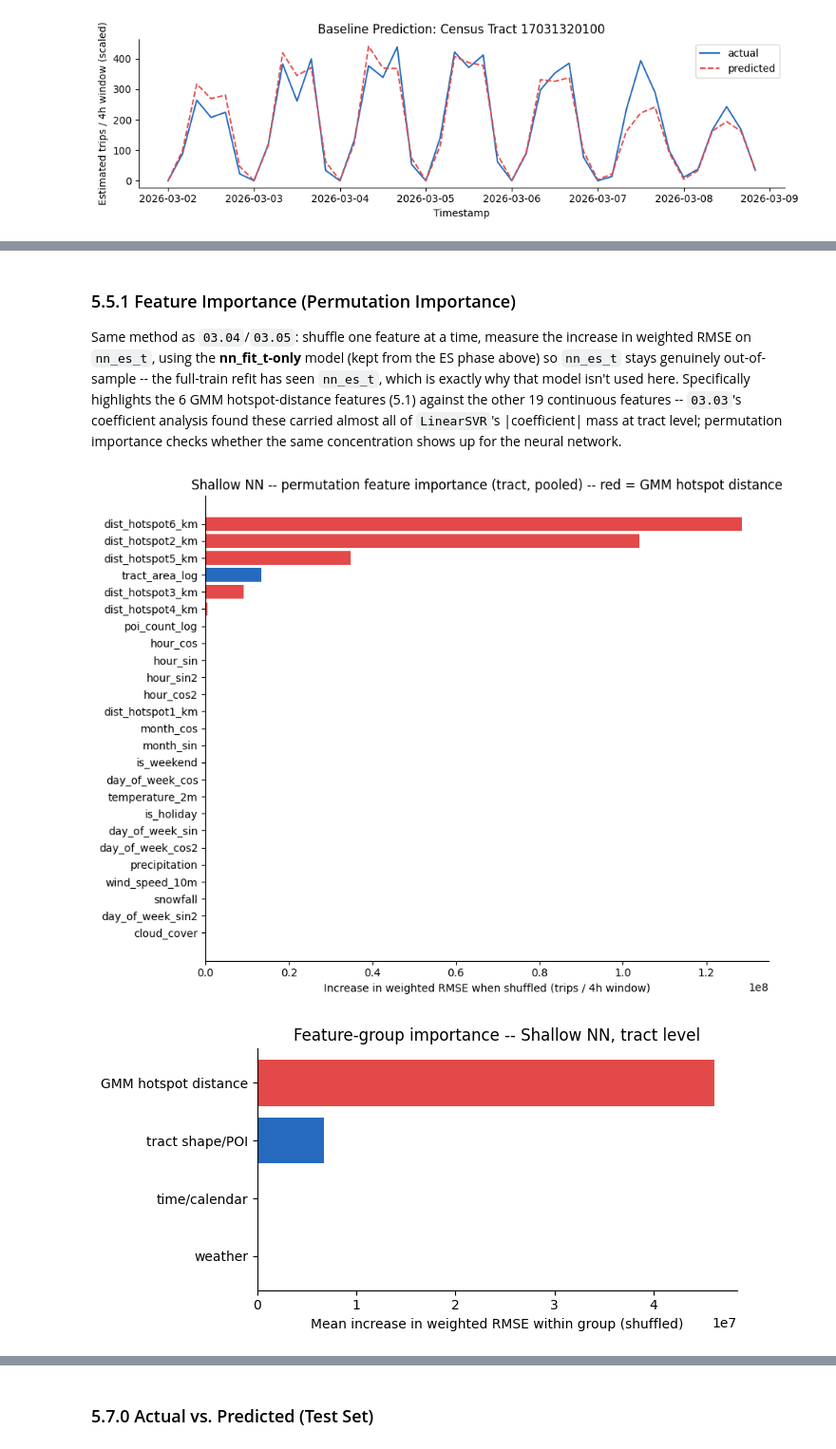
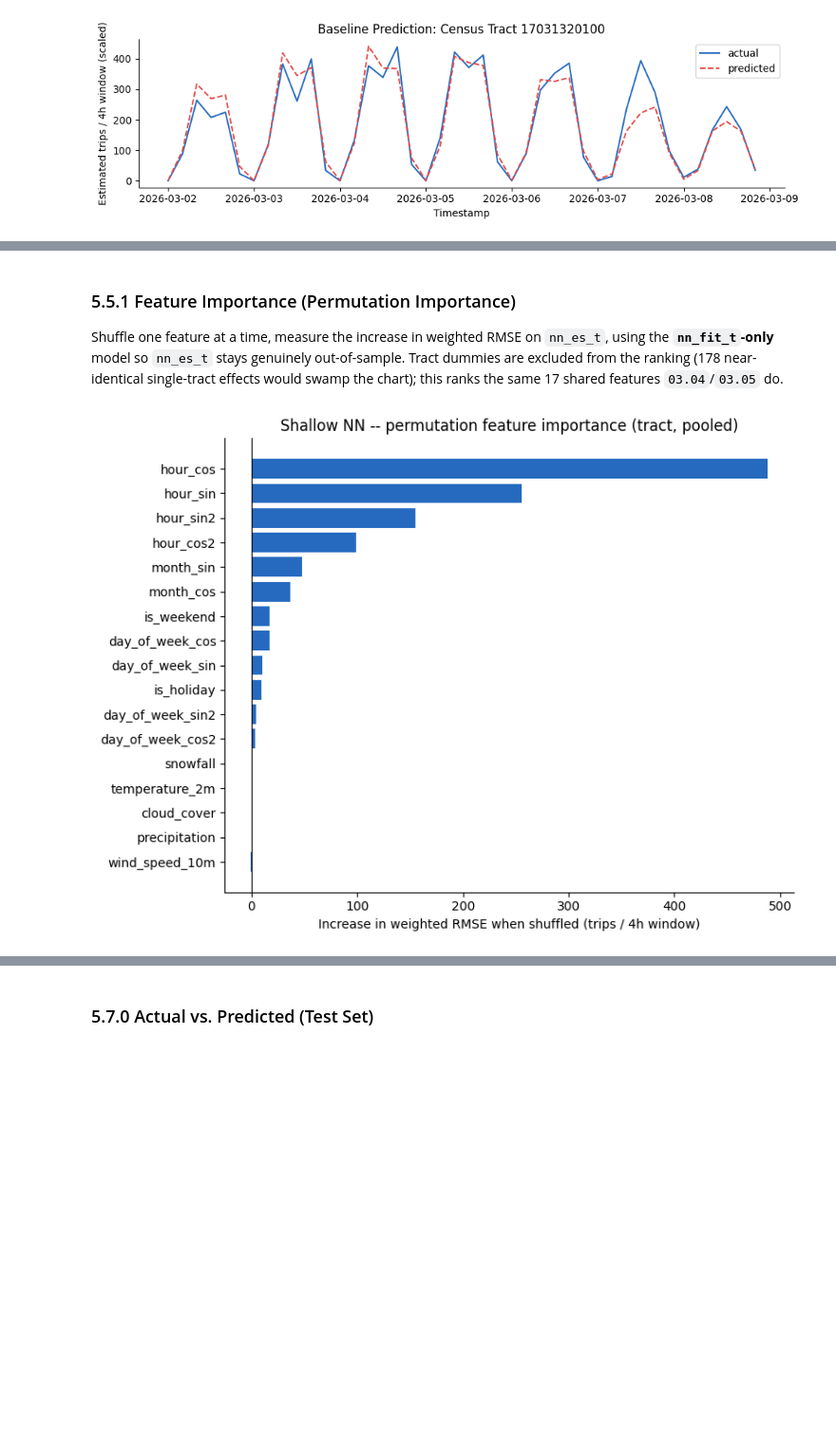
Before and after one commit to nbringew/AAA_Team_1, a Jupyter notebook: notebooks/03_predictive_analytics/03.06_prediction_nn_tract.ipynb, the cells around one changed output, grey strips where cells are left out. Shown at 95% size. Drawn from its saved outputs; the diff is of its cells as text; code cells hidden in the pictures; blank space fills up the shorter version.

Commit message:
NN census tract resolution notebook

```diff
--- a/notebooks/03_predictive_analytics/03.06_prediction_nn_tract.ipynb
+++ b/notebooks/03_predictive_analytics/03.06_prediction_nn_tract.ipynb
@@ -286,7 +270,7 @@ def weighted_skill_vs_baseline(results_df, baseline_df=None, median_demand=None,
 
 def weighted_rmse(y_true, y_pred, weights):
     """Pooled RMSE with each row weighted by its unit's train-period mean demand -- the number
-    comparable against 03.03's SVM entry and against 03.04/03.05."""
+    comparable against 03.04/03.05."""
     return float(np.sqrt(np.average((np.asarray(y_true) - np.asarray(y_pred)) ** 2, weights=weights)))
 
 
@@ -577,6 +532,6 @@ feature set to `03.03`, over the same 179 in-scope tracts.
 # %%
-FEATURE_COLS_TRACT = FEATURE_COLS + ["poi_count_log", "tract_area_log"] + DIST_HOTSPOT_COLS
-ALL_COLS_TRACT = FEATURE_COLS_TRACT + DUMMY_COLS
+FEATURE_COLS_TRACT = FEATURE_COLS
+ALL_COLS_TRACT = FEATURE_COLS_TRACT + TRACT_DUMMY_COLS
 
 train_tract = panel_t[panel_t["timestamp"] < TRAIN_END].reset_index(drop=True)
 test_tract  = panel_t[panel_t["timestamp"] >= TRAIN_END].reset_index(drop=True)
@@ -680,8 +632,8 @@ data than `03.03`'s SVM. The nn_fit_t-only model is kept separately for permutat
 # %%
 # Day-blocked early-stopping split (see Validation Strategy). At any given timestamp, tracts
-# share the same weather/time features and differ only by their (static) covariates and area
-# dummy, so a row-random split can still place near-identical rows on both sides. Splitting
-# whole DAYS keeps every window on one side.
+# share the same weather/time features and differ only by their (static) tract dummy, so a
+# row-random split can still place near-identical rows on both sides. Splitting whole DAYS
+# keeps every window on one side.
 train_days_t = np.sort(train_tract["timestamp"].dt.normalize().unique())
 rng_split_t = np.random.default_rng(SEED)
 n_es_days_t = int(round(0.2 * len(train_days_t)))
@@ -820,7 +772,7 @@ def fit_with_early_stopping(model_ctor, X_fit_t, y_fit_t, X_es_t, y_es_t, lr, we
 def fit_fixed_epochs(model_ctor, X_t, y_t, lr, weight_decay, batch_size, n_epochs, label=""):
     """Train from scratch for a fixed number of epochs with no held-out slice -- refits the
     final model on ALL of train_tract for the epoch count early stopping selected, so the NN
-    entry isn't handicapped by the 80% fit split (03.03's SVM fits on full train)."""
+    entry isn't handicapped by the 80% fit split."""
     torch.manual_seed(SEED)
     model = model_ctor().to(device)
     criterion = nn.MSELoss()
@@ -839,7 +791,7 @@ t0 = time.time()
 # --- ES phase: scaler on nn_fit_t, find best_epoch on the day-blocked nn_es_t slice ---
 prep_shallow_t_es = ColumnTransformer([
     ("scale", StandardScaler(), FEATURE_COLS_TRACT),
-    ("area_dummies", "passthrough", DUMMY_COLS),
+    ("tract_dummies", "passthrough", TRACT_DUMMY_COLS),
 ])
 X_fit_ts, y_fit_ts = make_xy(nn_fit_t, ALL_COLS_TRACT, prep_shallow_t_es, fit=True)
 X_es_ts,  y_es_ts  = make_xy(nn_es_t,  ALL_COLS_TRACT, prep_shallow_t_es, fit=False)
@@ -856,7 +808,7 @@ shallow_wrapper_t_es = TorchRegressor(shallow_model_t_es, prep_shallow_t_es)
 # --- Final model: refit from scratch on ALL of train_tract for best_epoch epochs, fresh scaler ---
 prep_shallow_t = ColumnTransformer([
     ("scale", StandardScaler(), FEATURE_COLS_TRACT),
-    ("area_dummies", "passthrough", DUMMY_COLS),
+    ("tract_dummies", "passthrough", TRACT_DUMMY_COLS),
 ])
 X_train_ts, y_train_ts = make_xy(train_tract, ALL_COLS_TRACT, prep_shallow_t, fit=True)
 shallow_model_t = fit_fixed_epochs(shallow_ctor_t, X_train_ts, y_train_ts, lr=1e-3, weight_decay=0.0,
@@ -887,79 +839,47 @@ Shallow NN, tract level (396s)
 # %% [markdown]
 ### 5.5.1 Feature Importance (Permutation Importance)
 
-Same method as `03.04`/`03.05`: shuffle one feature at a time, measure the increase in weighted
-RMSE on `nn_es_t`, using the **nn_fit_t-only** model (kept from the ES phase above) so `nn_es_t`
-stays genuinely out-of-sample -- the full-train refit has seen `nn_es_t`, which is exactly why
-that model isn't used here. Specifically highlights the 6 GMM hotspot-distance features (5.1)
-against the other 19 continuous features -- `03.03`'s coefficient analysis found these carried
-almost all of `LinearSVR`'s |coefficient| mass at tract level; permutation importance checks
-whether the same concentration shows up for the neural network.
+Shuffle one feature at a time, measure the increase in weighted RMSE on `nn_es_t`, using the
+**`nn_fit_t`-only** model so `nn_es_t` stays genuinely out-of-sample. Tract dummies are excluded
+from the ranking (178 near-identical single-tract effects would swamp the chart); this ranks the
+same 17 shared features `03.04`/`03.05` do.
 # %%
-def permutation_importance_nn(model_wrapper, df, cols, dummy_cols, unit_weight, unit_col, n=25, n_repeats=3, seed=SEED):
+def permutation_importance_nn(model_wrapper, df, cols, dummy_cols, unit_weight, unit_col, n=17, n_repeats=3, seed=SEED):
     rng = np.random.default_rng(seed)
     base_pred = predict_counts(model_wrapper, df[cols])
     unit_w = df[unit_col].map(unit_weight).fillna(unit_weight.mean()).to_numpy()
     base_score = weighted_rmse(df["count"].to_numpy(dtype=float), base_pred, unit_w)
 
     rows = []
     for col in cols:
         if col in dummy_cols:
             continue
         deltas = []
         for _ in range(n_repeats):
             df_shuf = df.copy()
             df_shuf[col] = rng.permutation(df_shuf[col].to_numpy())
             pred = predict_counts(model_wrapper, df_shuf[cols])
             deltas.append(weighted_rmse(df_shuf["count"].to_numpy(dtype=float), pred, unit_w) - base_score)
-        rows.append({"feature": col, "importance": float(np.mean(deltas)),
-                      "is_hotspot": col in DIST_HOTSPOT_COLS})
+        rows.append({"feature": col, "importance": float(np.mean(deltas))})
 
     return pd.DataFrame(rows).sort_values("importance", ascending=False).head(n)
 
 
 # nn_fit_t-only model on nn_es_t -> out-of-sample importances.
 top_imp_tract = permutation_importance_nn(
-    shallow_wrapper_t_es, nn_es_t, ALL_COLS_TRACT, DUMMY_COLS, TRACT_UNIT_WEIGHT, "tract_id",
+    shallow_wrapper_t_es, nn_es_t, ALL_COLS_TRACT, TRACT_DUMMY_COLS, TRACT_UNIT_WEIGHT, "tract_id",
 )
 
-fig, ax = plt.subplots(figsize=(9, 7))
-bar_colors_imp = ["#e34948" if h else SEQUENTIAL_BLUE for h in top_imp_tract["is_hotspot"]]
-ax.barh(top_imp_tract["feature"][::-1], top_imp_tract["importance"][::-1], color=bar_colors_imp[::-1])
+fig, ax = plt.subplots(figsize=(8, 6))
+ax.barh(top_imp_tract["feature"][::-1], top_imp_tract["importance"][::-1], color=SEQUENTIAL_BLUE)
 ax.axvline(0, color="black", linewidth=0.8)
-ax.set_xlabel("Increase in weighted RMSE when shuffled (trips / 4h window)")
-ax.set_title("Shallow NN -- permutation feature importance (tract, pooled) -- red = GMM hotspot distance")
+ax.set_xlabel(f"Increase in weighted RMSE when shuffled (trips / {FREQ} window)")
+ax.set_title("Shallow NN -- permutation feature importance (tract, pooled)")
 ax.spines[["top", "right"]].set_visible(False)
 plt.tight_layout()
 plt.show()
-
-# Group-level summary, same four groups 03.03 uses for its coefficient-importance chart.
-FEATURE_GROUPS_TRACT = {
-    "weather": ["temperature_2m", "precipitation", "snowfall", "wind_speed_10m", "cloud_cover"],
-    "time/calendar": ["hour_sin", "hour_cos", "hour_sin2", "hour_cos2",
-                       "day_of_week_sin", "day_of_week_cos", "day_of_week_sin2", "day_of_week_cos2",
-                       "month_sin", "month_cos", "is_weekend", "is_holiday"],
-    "tract shape/POI": ["poi_count_log", "tract_area_log"],
-    "GMM hotspot distance": DIST_HOTSPOT_COLS,
-}
-full_imp_tract = permutation_importance_nn(
-    shallow_wrapper_t_es, nn_es_t, ALL_COLS_TRACT, DUMMY_COLS, TRACT_UNIT_WEIGHT, "tract_id", n=len(FEATURE_COLS_TRACT),
-).set_index("feature")
-group_importance_t = pd.Series({
-    group: full_imp_tract.loc[cols, "importance"].mean()
-    for group, cols in FEATURE_GROUPS_TRACT.items()
-}).sort_values()
-
-fig, ax = plt.subplots(figsize=(7, 3.5))
-group_colors_t = ["#e34948" if g == "GMM hotspot distance" else SEQUENTIAL_BLUE for g in group_importance_t.index]
-ax.barh(group_importance_t.index, group_importance_t.to_numpy(), color=group_colors_t)
-ax.set_xlabel("Mean increase in weighted RMSE within group (shuffled)")
-ax.set_title("Feature-group importance -- Shallow NN, tract level")
-ax.spines[["top", "right"]].set_visible(False)
-plt.tight_layout()
-plt.show()
 # %% [output]
-[figure, old version]
+[figure, new version]
-[figure, removed]
 # %% [markdown]
 ### 5.6 Deep Neural Network -- Reusing `03.04`'s Tuned Architecture
 
```
Also changed, not shown: parts of 31 cells of this notebook, 2 other files.
